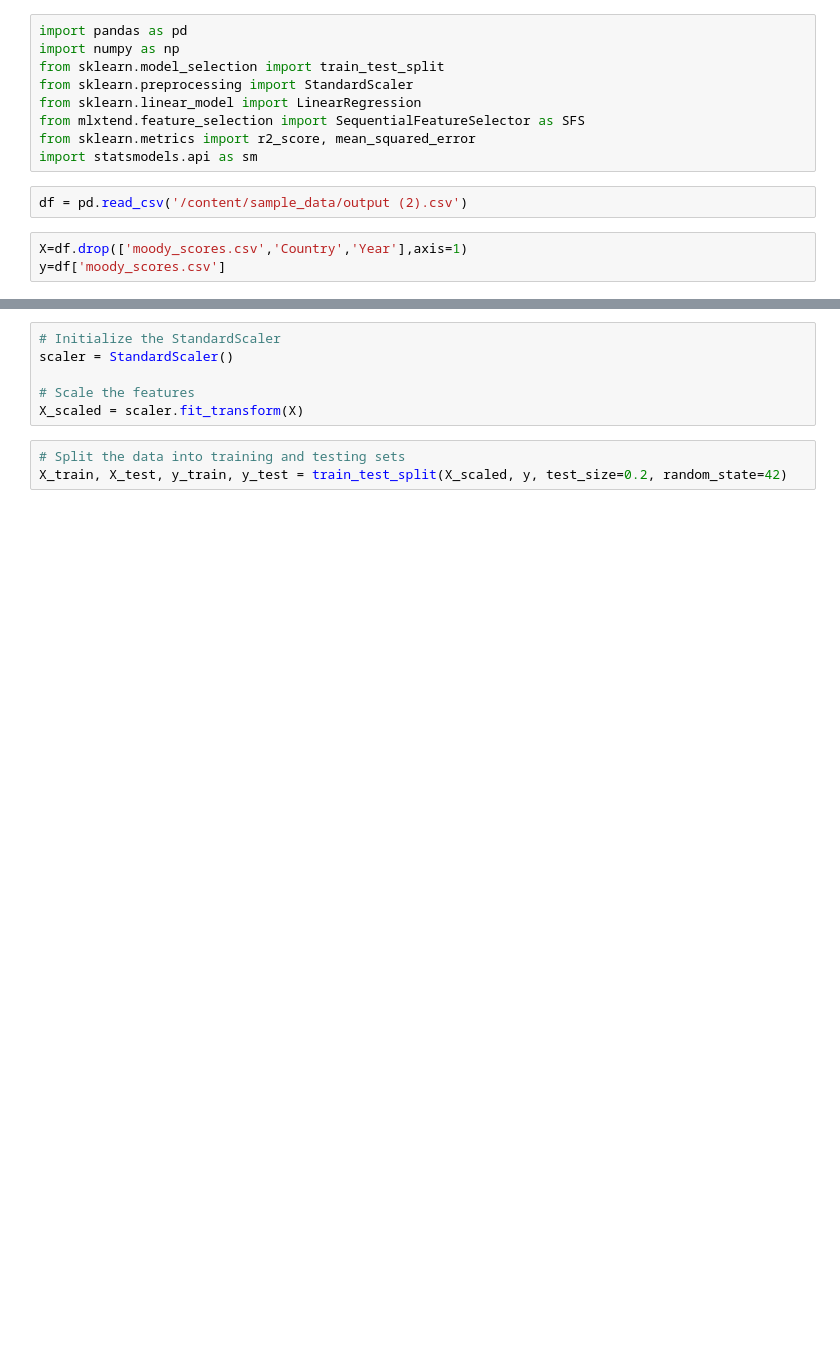
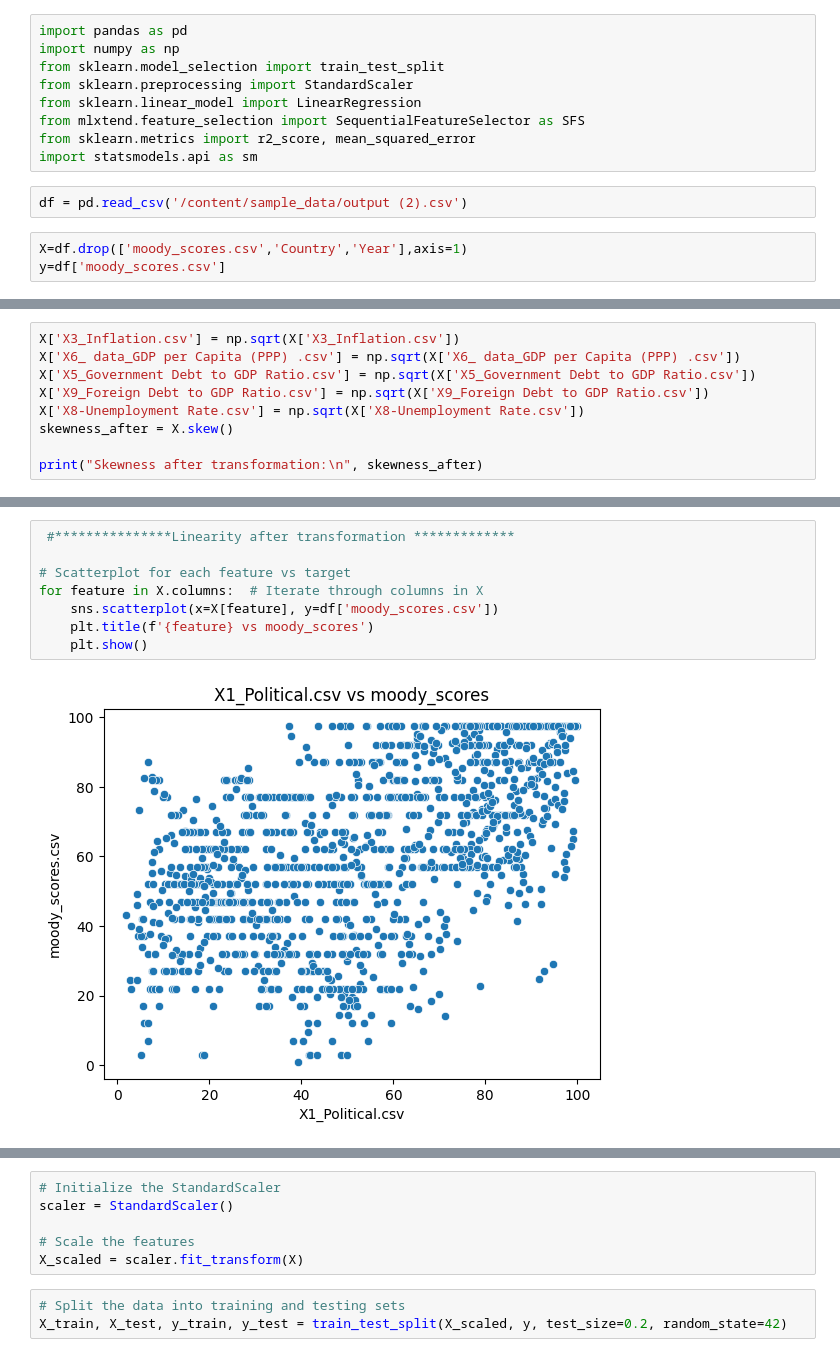
Before and after one commit to hananeY-inventor/test-regression, a Jupyter notebook: regression_.ipynb, the cells around one changed output, grey strips where cells are left out. Drawn from its saved outputs; the diff is of its cells as text; blank space fills up the shorter version.

```diff
--- a/regression_.ipynb
+++ b/regression_.ipynb
@@ -16,0 +48,9 @@ y=df['moody_scores.csv']
+# %%
+X['X3_Inflation.csv'] = np.sqrt(X['X3_Inflation.csv'])
+X['X6_ data_GDP per Capita (PPP) .csv'] = np.sqrt(X['X6_ data_GDP per Capita (PPP) .csv'])
+X['X5_Government Debt to GDP Ratio.csv'] = np.sqrt(X['X5_Government Debt to GDP Ratio.csv'])
+X['X9_Foreign Debt to GDP Ratio.csv'] = np.sqrt(X['X9_Foreign Debt to GDP Ratio.csv'])
+X['X8-Unemployment Rate.csv'] = np.sqrt(X['X8-Unemployment Rate.csv'])
+skewness_after = X.skew()
+
+print("Skewness after transformation:\n", skewness_after)
@@ -16,0 +90,10 @@ y=df['moody_scores.csv']
+# %%
+ #***************Linearity after transformation *************
+
+# Scatterplot for each feature vs target
+for feature in X.columns:  # Iterate through columns in X
+    sns.scatterplot(x=X[feature], y=df['moody_scores.csv'])
+    plt.title(f'{feature} vs moody_scores')
+    plt.show()
+# %% [output]
+[figure, added]
```
Also changed, not shown: parts of 19 cells of this notebook.
